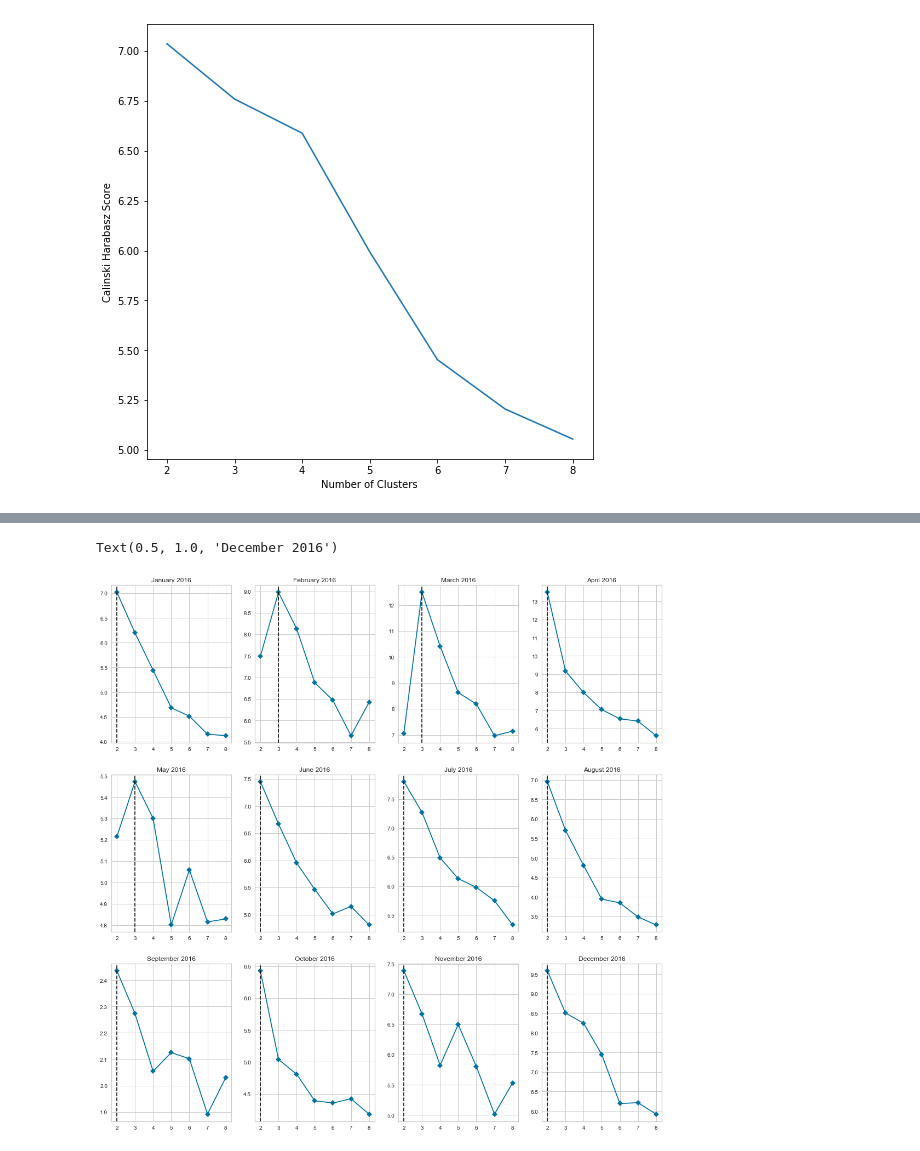
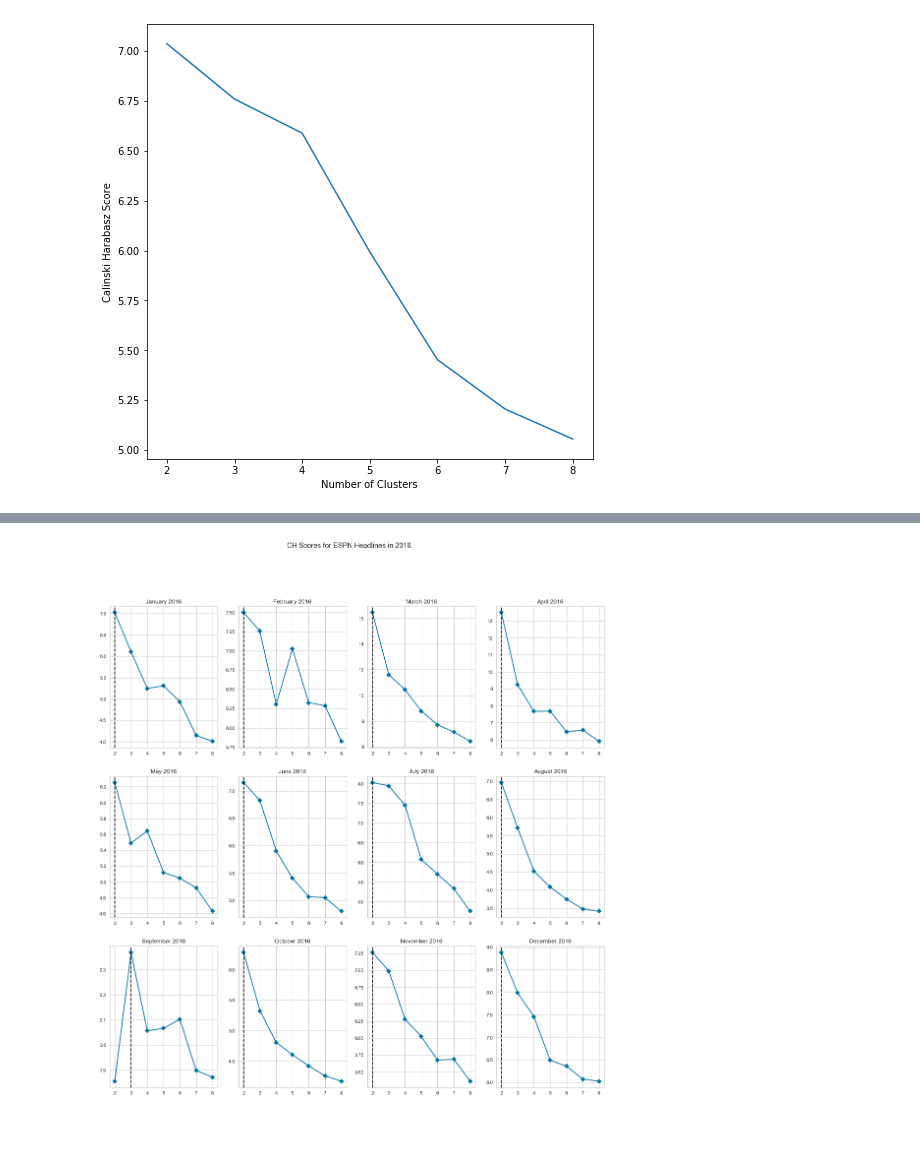
Before and after one commit to jeremy-lee93/capstone-project, a Jupyter notebook: webscraping_headlines.ipynb, the cells around one changed output, grey strips where cells are left out. Cells and saved outputs as stored; diff of their text form; code cells hidden in the pictures.

Commit message:
created figure files for ch scores

```diff
--- a/webscraping_headlines.ipynb
+++ b/webscraping_headlines.ipynb
@@ -275,7 +275,7 @@ def grab_espn_webpage(month, year):
     headlines_only, dates_only = clean_headlines(headlines_dates)
 
     df_standard = pd.DataFrame({'headlines': headlines_only, 'posted_time': dates_only})
-    df_standard['tokens'] = df_standard['headlines'].apply(lambda x: create_tokens(x))
+    df_standard['tokens'] = df_standard['headlines'].apply(lambda x: create_tokens(x.lower()))
     df_standard['posted_time'] = pd.to_datetime(df_standard['posted_time'], format='%B %d, %Y')
 
     return df_standard
@@ -400,54 +400,56 @@ kmeans = KMeans()
 
 jan_viz = KElbowVisualizer(kmeans, k=(2,9), metric = 'calinski_harabasz', timings=False, ax=axs[0,0])
 jan_viz.fit(jan16_tfidf)
-axs[0,0].set_title('January 2016')
+axs[0,0].set_title('January 2016');
 
 feb_viz = KElbowVisualizer(kmeans, k=(2,9), metric = 'calinski_harabasz', timings=False, ax=axs[0,1])
 feb_viz.fit(feb16_tfidf)
-axs[0,1].set_title('February 2016')
+axs[0,1].set_title('February 2016');
 
 mar_viz = KElbowVisualizer(kmeans, k=(2,9), metric = 'calinski_harabasz', timings=False, ax=axs[0,2])
 mar_viz.fit(mar16_tfidf)
-axs[0,2].set_title('March 2016')
+axs[0,2].set_title('March 2016');
 
 apr_viz = KElbowVisualizer(kmeans, k=(2,9), metric = 'calinski_harabasz', timings=False, ax=axs[0,3])
 apr_viz.fit(apr16_tfidf)
-axs[0,3].set_title('April 2016')
+axs[0,3].set_title('April 2016');
 
 may_viz = KElbowVisualizer(kmeans, k=(2,9), metric = 'calinski_harabasz', timings=False, ax=axs[1,0])
 may_viz.fit(may16_tfidf)
-axs[1,0].set_title('May 2016')
+axs[1,0].set_title('May 2016');
 
 jun_viz = KElbowVisualizer(kmeans, k=(2,9), metric = 'calinski_harabasz', timings=False, ax=axs[1,1])
 jun_viz.fit(jun16_tfidf)
-axs[1,1].set_title('June 2016')
+axs[1,1].set_title('June 2016');
 
 jul_viz = KElbowVisualizer(kmeans, k=(2,9), metric = 'calinski_harabasz', timings=False, ax=axs[1,2])
 jul_viz.fit(jul16_tfidf)
-axs[1,2].set_title('July 2016')
+axs[1,2].set_title('July 2016');
 
 aug_viz = KElbowVisualizer(kmeans, k=(2,9), metric = 'calinski_harabasz', timings=False, ax=axs[1,3])
 aug_viz.fit(aug16_tfidf)
-axs[1,3].set_title('August 2016')
+axs[1,3].set_title('August 2016');
 
 sept_viz = KElbowVisualizer(kmeans, k=(2,9), metric = 'calinski_harabasz', timings=False, ax=axs[2,0])
 sept_viz.fit(sept16_tfidf)
-axs[2,0].set_title('September 2016')
+axs[2,0].set_title('September 2016');
 
 oct_viz = KElbowVisualizer(kmeans, k=(2,9), metric = 'calinski_harabasz', timings=False, ax=axs[2,1])
 oct_viz.fit(oct16_tfidf)
-axs[2,1].set_title('October 2016')
+axs[2,1].set_title('October 2016');
 
 nov_viz = KElbowVisualizer(kmeans, k=(2,9), metric = 'calinski_harabasz', timings=False, ax=axs[2,2])
 nov_viz.fit(nov16_tfidf)
-axs[2,2].set_title('November 2016')
+axs[2,2].set_title('November 2016');
 
 dec_viz = KElbowVisualizer(kmeans, k=(2,9), metric = 'calinski_harabasz', timings=False, ax=axs[2,3])
 dec_viz.fit(dec16_tfidf)
-axs[2,3].set_title('December 2016')
+axs[2,3].set_title('December 2016');
+
+plt.suptitle('CH Scores for ESPN Headlines in 2016')
+plt.savefig('espn_ch_scores_2016.png')
 # %% [output]
-Text(0.5, 1.0, 'December 2016')
-[figure, old version]
+[figure, new version]
 # %%
 jan17_tfidf = tfidf_vectorizer(jan2017)
 feb17_tfidf = tfidf_vectorizer(feb2017)
```
Also changed, not shown: parts of 25 cells of this notebook, 7 other files.
